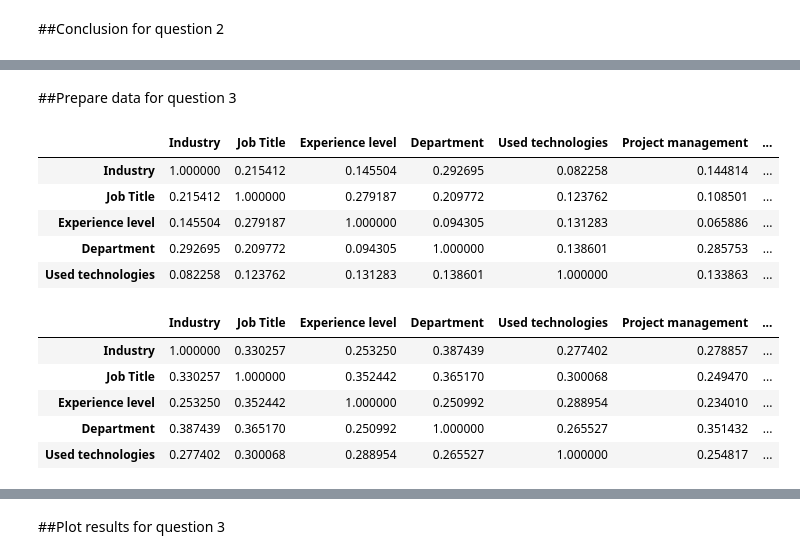
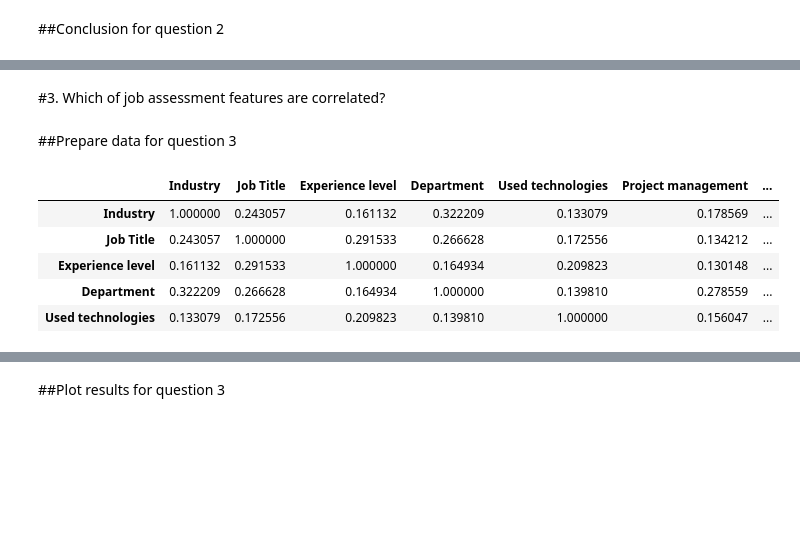
Before and after one commit to GianMan89/stackoverflow_survey_2017, a Jupyter notebook: src/nb_analysis.ipynb, the cells around one changed output, grey strips where cells are left out. Saved outputs shown, nothing was run; the diff lists cells and outputs as text; code cells hidden in the pictures; blank space fills up the shorter version.

```diff
--- a/src/nb_analysis.ipynb
+++ b/src/nb_analysis.ipynb
@@ -354,2 +400,4 @@ array([[<AxesSubplot: title={'center': 'Industry'}>,
+# %% [markdown]
+#3. Which of job assessment features are correlated?
 # %% [markdown]
 ##Prepare data for question 3
@@ -360,21 +404,15 @@ df_q3_bottom = df_q2[df_q2['Country'].isin(df_q1.index[:5])].filter(regex=('^(?!
+# %%
+# Generate a dataframes with the answered job assessment
+# questions without the country column
+df_q3 = df_q2.filter(regex=('^(?!Country)'))
 # %%
-#
-df_q3_top_corr = df_q3_top.corr(method='pearson')
-df_q3_top_corr.head()
+# Compute the Pearson correlation coefficient matrix
+df_q3_corr = df_q3.corr(method='pearson')
+df_q3_corr.head()
 # %% [output]
 |  | Industry | Job Title | Experience level | Department | Used technologies | Project management | ... |
-| Industry | 1.000000 | 0.215412 | 0.145504 | 0.292695 | 0.082258 | 0.144814 | ... |
-| Job Title | 0.215412 | 1.000000 | 0.279187 | 0.209772 | 0.123762 | 0.108501 | ... |
-| Experience level | 0.145504 | 0.279187 | 1.000000 | 0.094305 | 0.131283 | 0.065886 | ... |
-| Department | 0.292695 | 0.209772 | 0.094305 | 1.000000 | 0.138601 | 0.285753 | ... |
-| Used technologies | 0.082258 | 0.123762 | 0.131283 | 0.138601 | 1.000000 | 0.133863 | ... |
+| Industry | 1.000000 | 0.243057 | 0.161132 | 0.322209 | 0.133079 | 0.178569 | ... |
+| Job Title | 0.243057 | 1.000000 | 0.291533 | 0.266628 | 0.172556 | 0.134212 | ... |
+| Experience level | 0.161132 | 0.291533 | 1.000000 | 0.164934 | 0.209823 | 0.130148 | ... |
+| Department | 0.322209 | 0.266628 | 0.164934 | 1.000000 | 0.139810 | 0.278559 | ... |
+| Used technologies | 0.133079 | 0.172556 | 0.209823 | 0.139810 | 1.000000 | 0.156047 | ... |
-# %%
-df_q3_bottom_corr = df_q3_bottom.corr(method='pearson')
-df_q3_bottom_corr.head()
-# %% [output]
-|  | Industry | Job Title | Experience level | Department | Used technologies | Project management | ... |
-| Industry | 1.000000 | 0.330257 | 0.253250 | 0.387439 | 0.277402 | 0.278857 | ... |
-| Job Title | 0.330257 | 1.000000 | 0.352442 | 0.365170 | 0.300068 | 0.249470 | ... |
-| Experience level | 0.253250 | 0.352442 | 1.000000 | 0.250992 | 0.288954 | 0.234010 | ... |
-| Department | 0.387439 | 0.365170 | 0.250992 | 1.000000 | 0.265527 | 0.351432 | ... |
-| Used technologies | 0.277402 | 0.300068 | 0.288954 | 0.265527 | 1.000000 | 0.254817 | ... |
```
Also changed, not shown: parts of 27 cells of this notebook.
